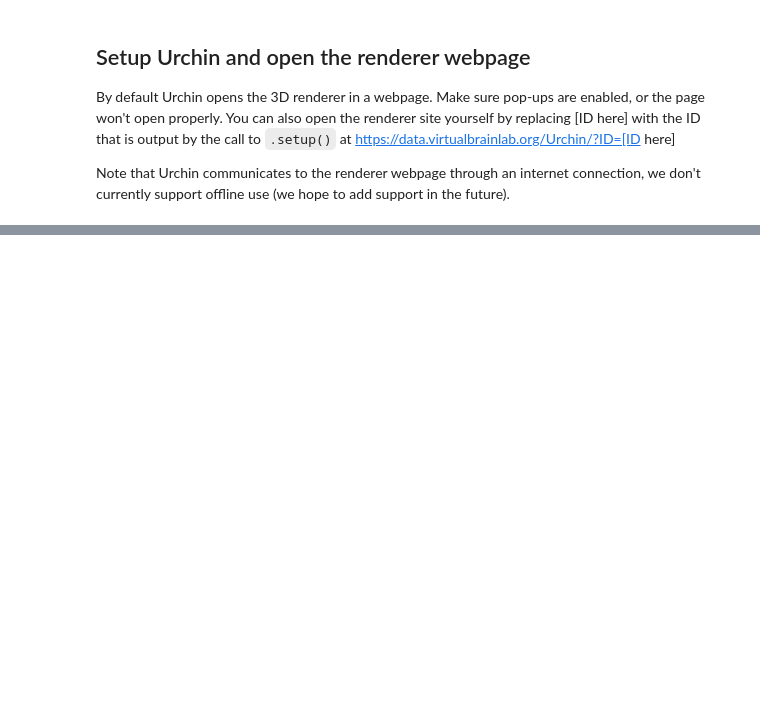
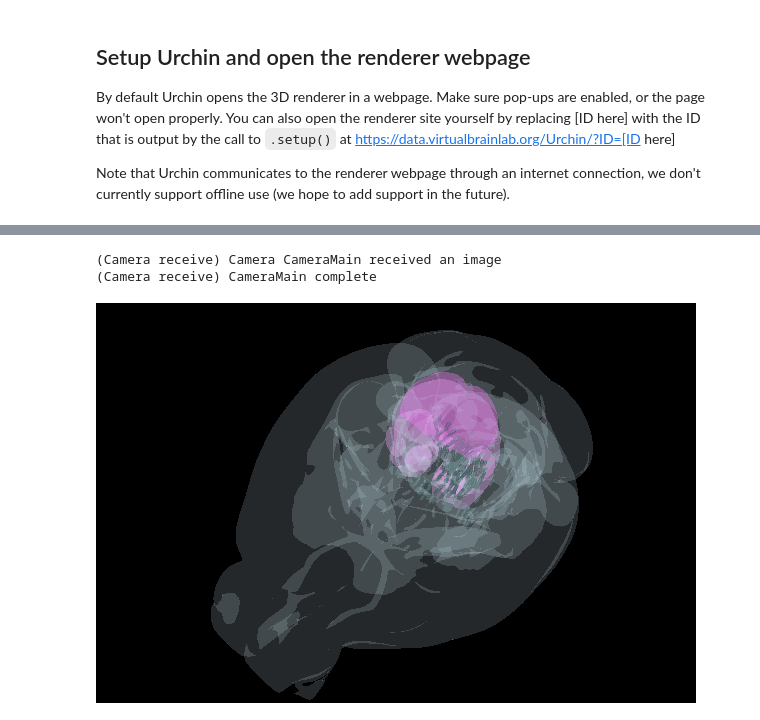
Before and after one commit to VirtualBrainLab/urchin-examples, a Jupyter notebook: basics/cameras.ipynb, the cells around one changed output, grey strips where cells are left out. Cells and saved outputs as stored; diff of their text form; code cells hidden in the pictures; blank space fills up the shorter version.

```diff
--- a/basics/cameras.ipynb
+++ b/basics/cameras.ipynb
@@ -140,0 +89,24 @@ To download files from the Colab UI, click the file icon on the left bar. Double
+# %%
+#Creating neurons
+num_neurons = len(data)
+neurons = urchin.particles.create(num_neurons)
+
+#Setting neuron colors
+urchin.particles.set_colors(neurons,list(data.loc[:,"color"]))
+
+#Setting neuron positions
+#putting in proper formating:
+neuron_positions = []
+for i, row in data.iterrows():
+    ap = row['y']/1000
+    ml = row['x']/1000
+    dv = row['z']/1000
+    neuron_positions.append([ap, ml, dv])
+#Setting position:
+urchin.particles.set_positions(neurons, neuron_positions)
+# %%
+await urchin.camera.main.screenshot(size=[600,400])
+# %% [output]
+(Camera receive) Camera CameraMain received an image
+(Camera receive) CameraMain complete
+[figure, added]
```
Also changed, not shown: parts of 54 cells of this notebook.
